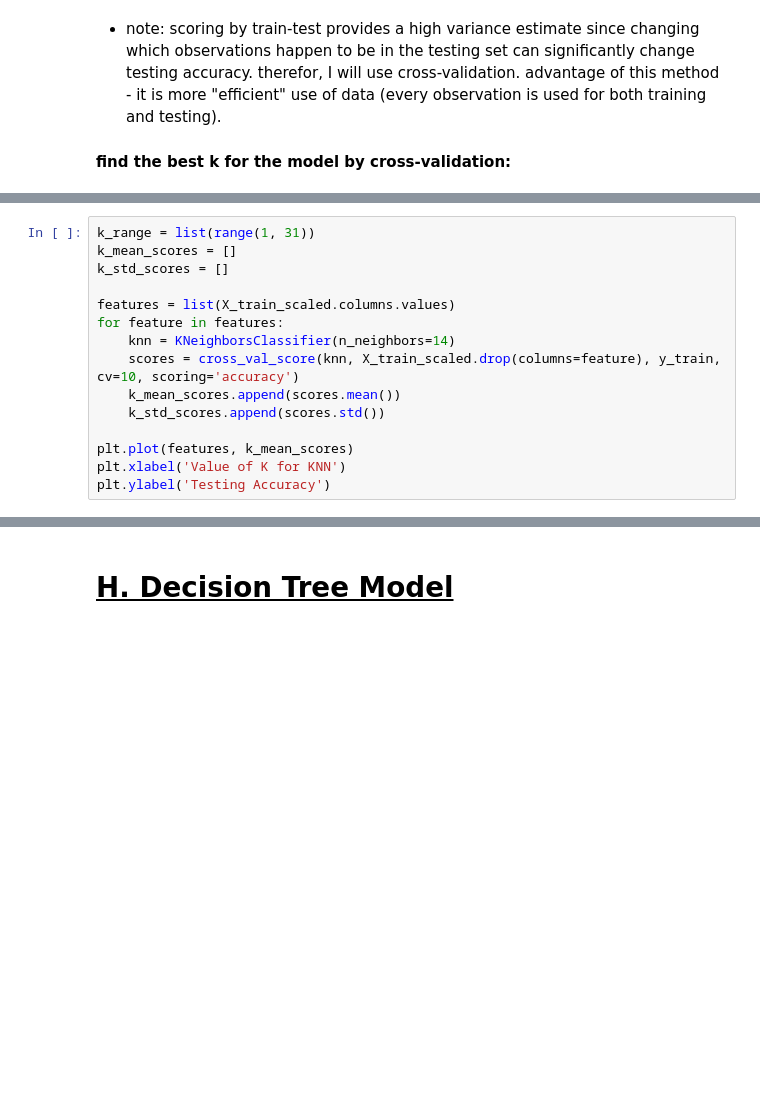
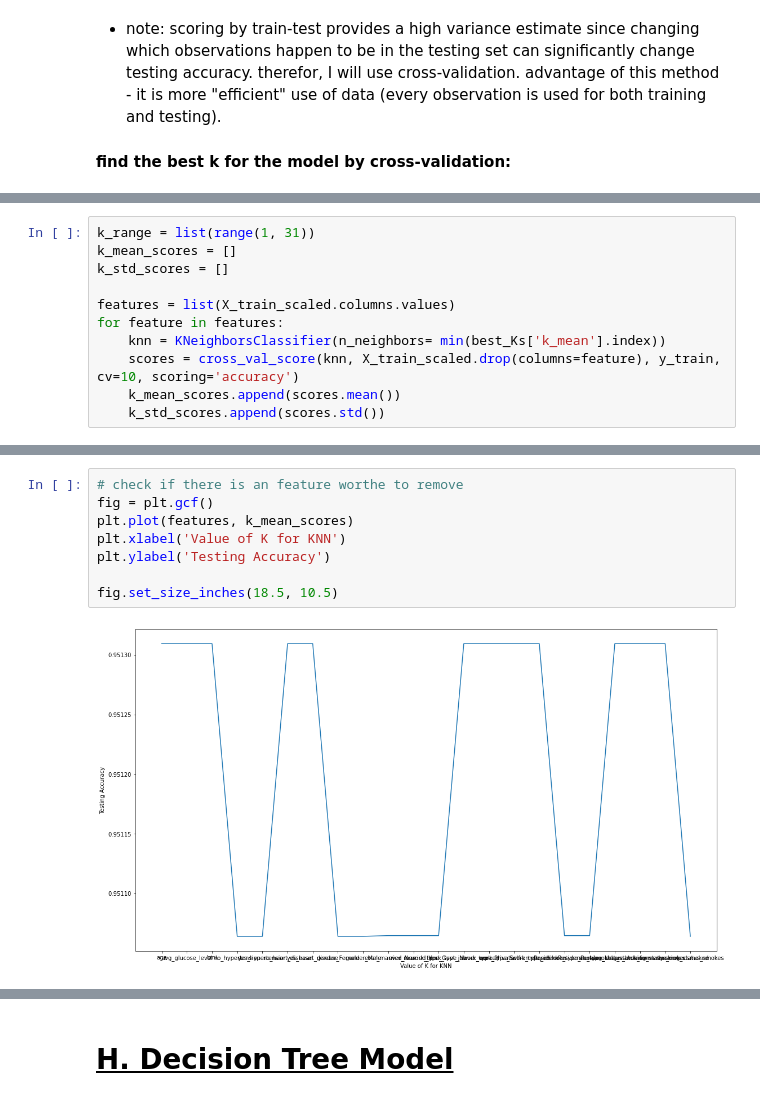
Before and after one commit to idankam/DataScienceCourseProject, a Jupyter notebook: Classification Notebook.ipynb, the cells around one changed output, grey strips where cells are left out. Saved outputs shown, nothing was run; the diff lists cells and outputs as text; blank space fills up the shorter version.

```diff
--- a/Classification Notebook.ipynb
+++ b/Classification Notebook.ipynb
@@ -833,11 +888,7 @@ k_std_scores = []
 
 features = list(X_train_scaled.columns.values)
 for feature in features:
-    knn = KNeighborsClassifier(n_neighbors=14)
+    knn = KNeighborsClassifier(n_neighbors= min(best_Ks['k_mean'].index))
     scores = cross_val_score(knn, X_train_scaled.drop(columns=feature), y_train, cv=10, scoring='accuracy')
     k_mean_scores.append(scores.mean())
     k_std_scores.append(scores.std())
-
-plt.plot(features, k_mean_scores)
-plt.xlabel('Value of K for KNN')
-plt.ylabel('Testing Accuracy')
@@ -911,0 +895,10 @@ X_train_scaled
+# %%
+# check if there is an feature worthe to remove
+fig = plt.gcf()
+plt.plot(features, k_mean_scores)
+plt.xlabel('Value of K for KNN')
+plt.ylabel('Testing Accuracy')
+
+fig.set_size_inches(18.5, 10.5)
+# %% [output]
+[figure, added]
```
Also changed, not shown: parts of 46 cells of this notebook.
